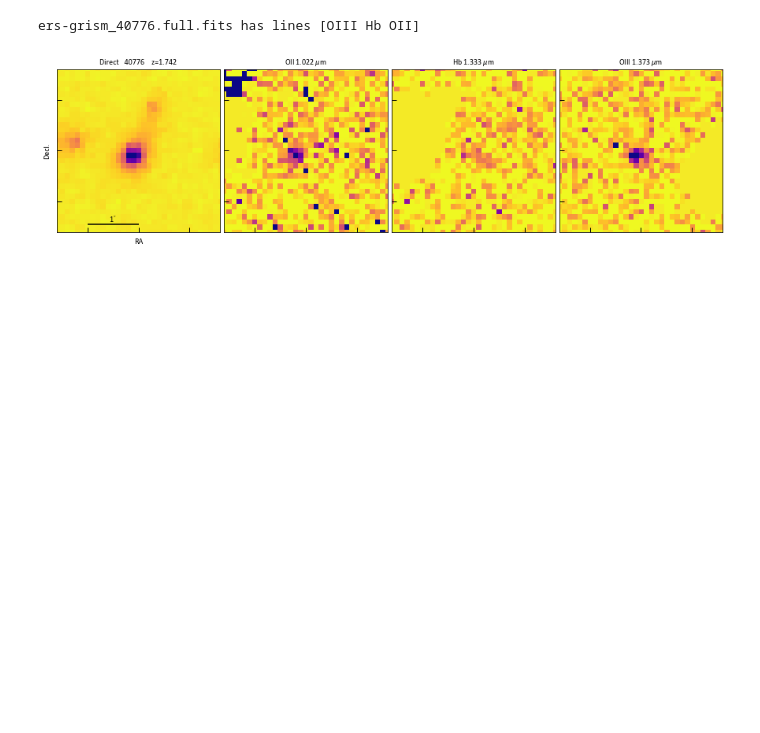
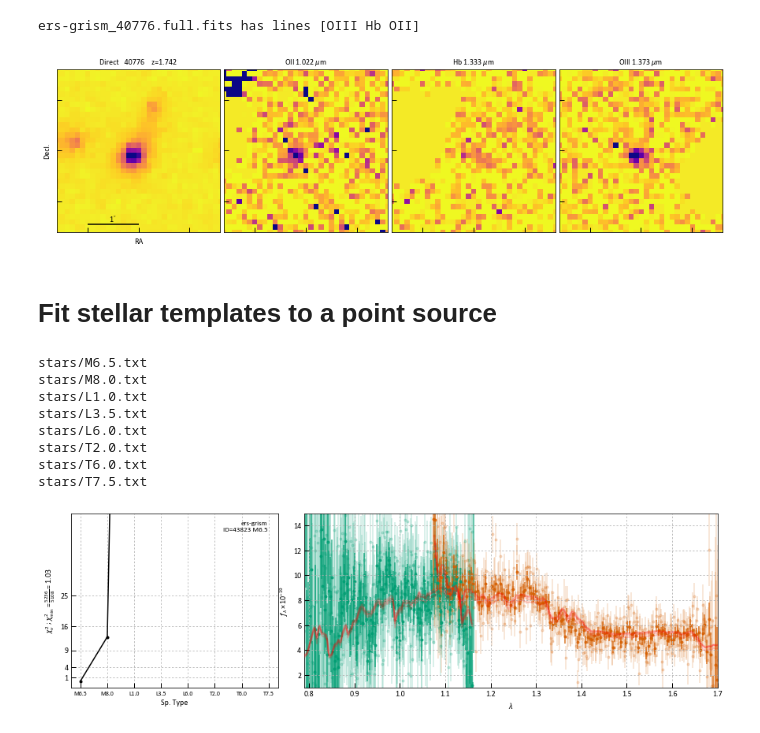
Before and after one commit to gbrammer/grizli, a Jupyter notebook: examples/NewSpectrumFits.ipynb, the cells around one changed output. Cells and saved outputs as stored; diff of their text form; code cells hidden in the pictures; blank space fills up the shorter version.

Commit message:
Fix bugs for fitting stellar templates with new fitting code

```diff
--- a/examples/NewSpectrumFits.ipynb
+++ b/examples/NewSpectrumFits.ipynb
@@ -304,3 +304,29 @@ fig.savefig('{0}_{1:05d}.line.png'.format(target, id))
 # %% [output]
 ers-grism_40776.full.fits has lines [OIII Hb OII]
 [figure]
+# %% [markdown]
+# Fit stellar templates to a point source
+# %%
+target = 'ers-grism'
+id = 43823 # point source
+
+beams = grp.get_beams(id, size=80)
+EPSF_FILES = os.path.exists(os.path.join(os.getenv('GRIZLI'), 'CONF',
+                           'PSFSTD_WFC3IR_{0}.fits'.format('F160W')))
+
+mb = grizli.multifit.MultiBeam(beams, fcontam=0.5, group_name=target, psf=EPSF_FILES)
+
+# Stellar templates
+tstar = grizli.utils.load_templates(fwhm=1200, line_complexes=True, fsps_templates=True, stars=True)
+# Just makes the plot now, outputs not saved
+fig = mb.xfit_star(tstar=tstar)
+# %% [output]
+stars/M6.5.txt
+stars/M8.0.txt
+stars/L1.0.txt
+stars/L3.5.txt
+stars/L6.0.txt
+stars/T2.0.txt
+stars/T6.0.txt
+stars/T7.5.txt
+[figure, added]
```
Also changed, not shown: parts of 2 cells of this notebook, 3 other files.
